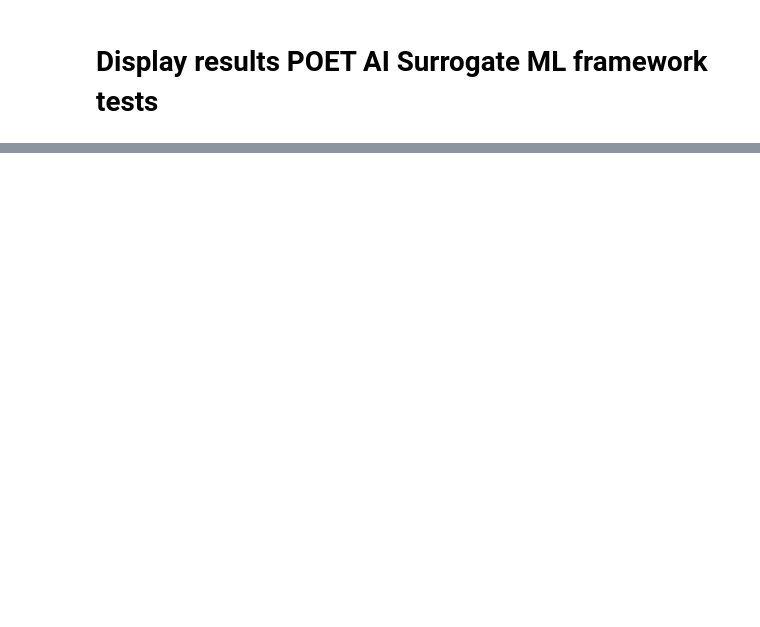
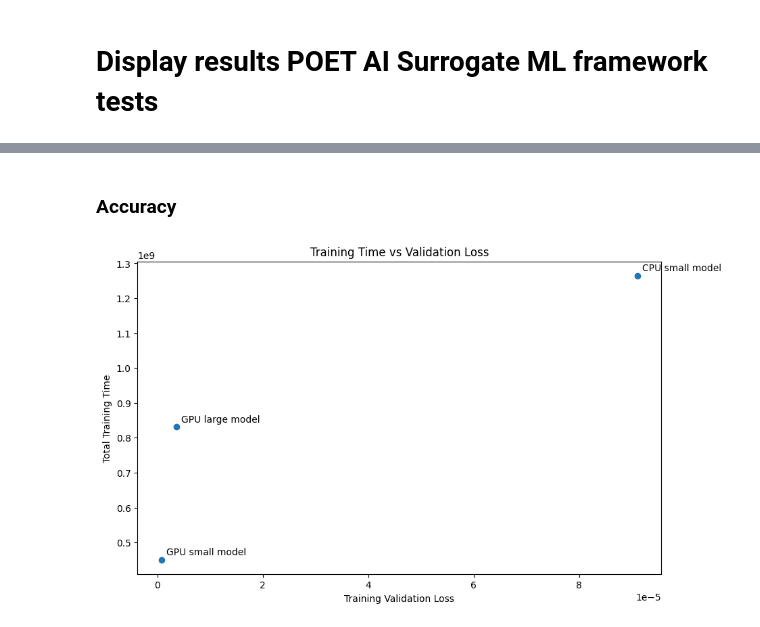
Before and after one commit to hanssssssssssssss/poet_ml_framework_tests, a Jupyter notebook: process_output/process_output_data.ipynb, the cells around one changed output, grey strips where cells are left out. Drawn from its saved outputs; the diff is of its cells as text; code cells hidden in the pictures; blank space fills up the shorter version.

```diff
--- a/process_output/process_output_data.ipynb
+++ b/process_output/process_output_data.ipynb
@@ -69,0 +150,25 @@ for pid, data in experiments.items():
+# %% [markdown]
+### Accuracy
+# %%
+fig, ax = plt.subplots(figsize=(10, 6))
+loss_values = []
+training_times = []
+labels = []
+
+for key, item in training_experiments.items():
+    loss_values.append(item["training_val_loss"][-1])
+    training_times.append(sum(item["time"].values()))
+    labels.append(f"{item["device"]} {item["model"]} model")
+
+scatter = ax.scatter(loss_values, training_times)
+
+ax.set_xlabel("Training Validation Loss")
+ax.set_ylabel("Total Training Time")
+ax.set_title("Training Time vs Validation Loss")
+
+for i, label in enumerate(labels):
+    ax.annotate(label, (loss_values[i], training_times[i]), xytext=(5, 5),
+                textcoords="offset points")
+plt.show()
+# %% [output]
+[figure, added]
```
Also changed, not shown: parts of 12 cells of this notebook, 55 other files.
